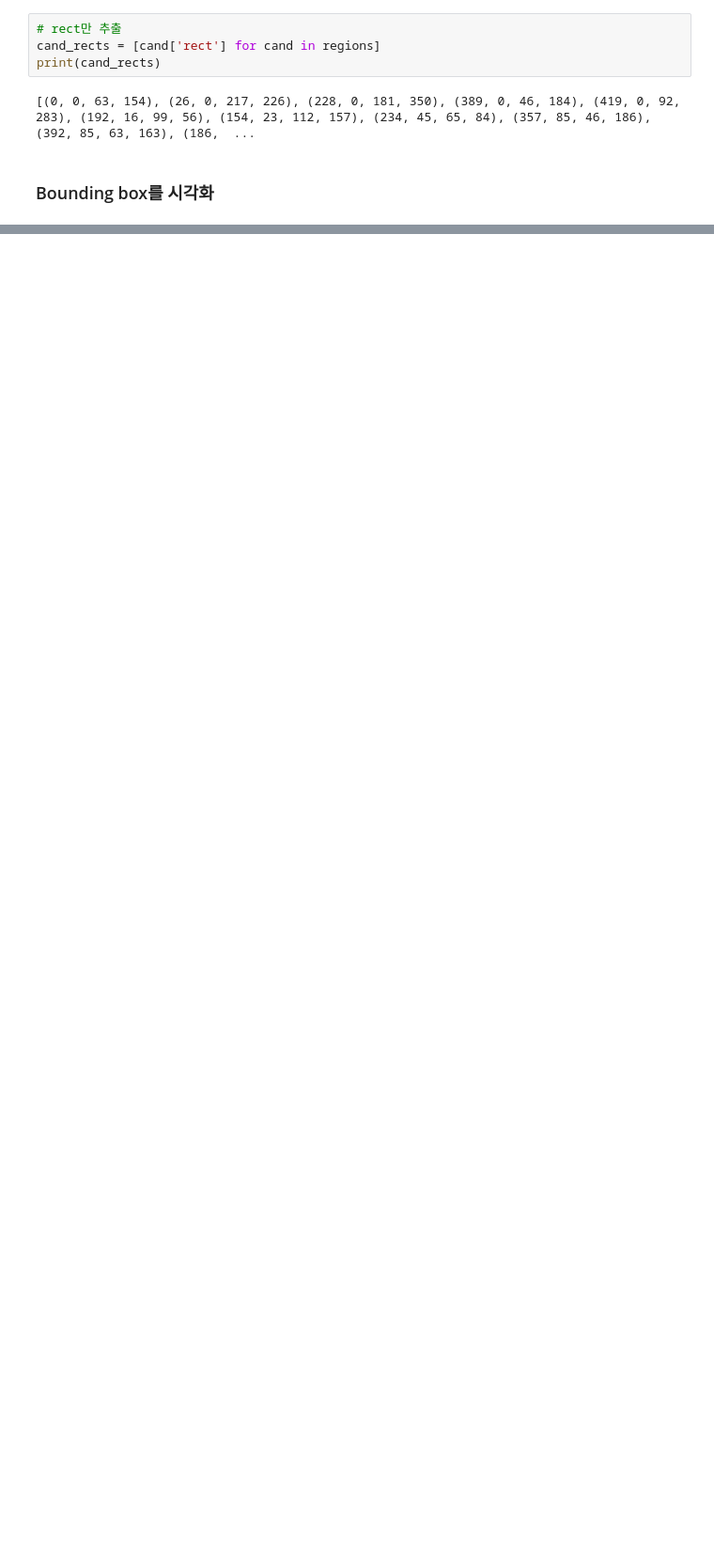
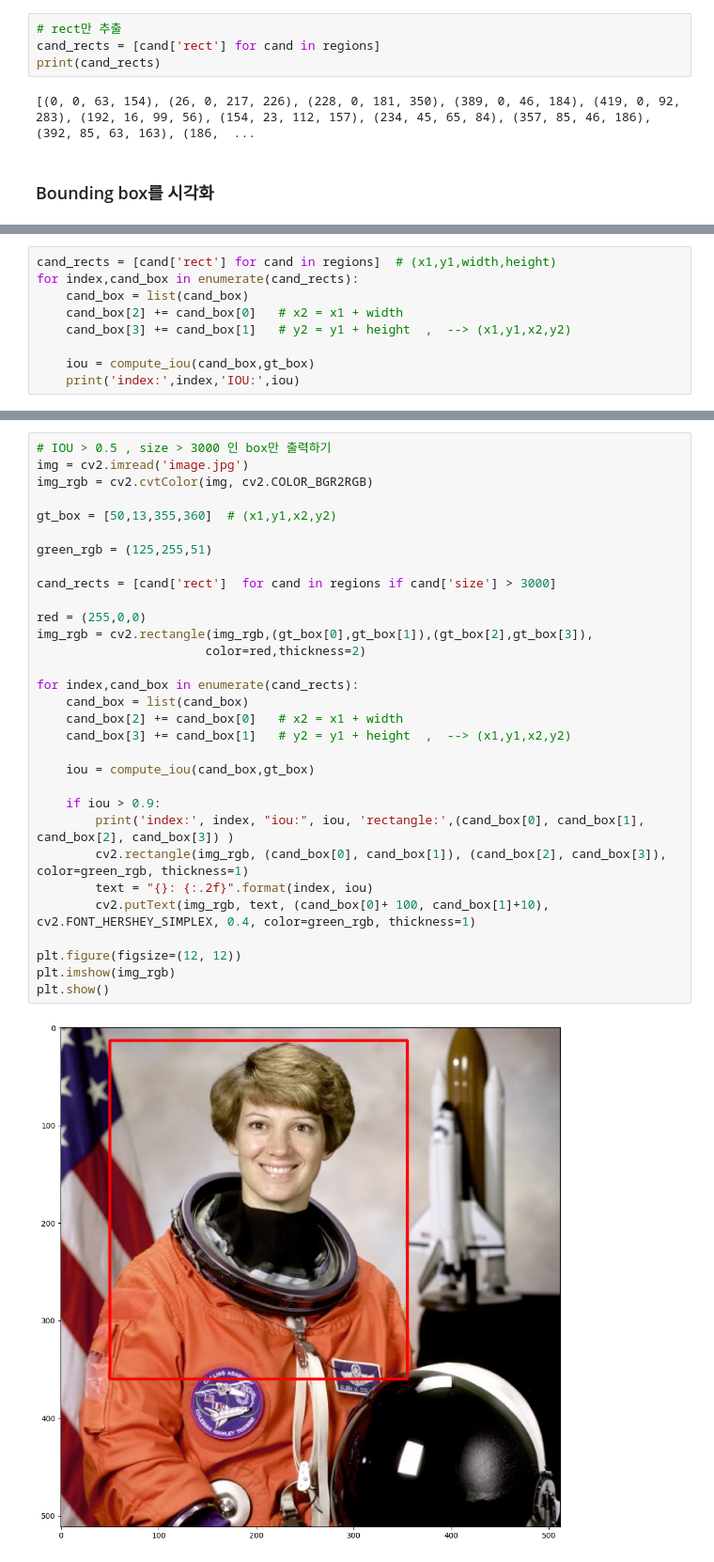
Before and after one commit to Kwonhchan/GCP_python, a Jupyter notebook: 18_Selective Search_IOU.ipynb, the cells around one changed output, grey strips where cells are left out. Shown at 94% size. Drawn from its saved outputs; the diff is of its cells as text; blank space fills up the shorter version.

```diff
--- a/18_Selective Search_IOU.ipynb
+++ b/18_Selective Search_IOU.ipynb
@@ -125,0 +194,9 @@ for rect in cand_rects:
+# %%
+cand_rects = [cand['rect'] for cand in regions]  # (x1,y1,width,height)
+for index,cand_box in enumerate(cand_rects):
+    cand_box = list(cand_box)
+    cand_box[2] += cand_box[0]   # x2 = x1 + width
+    cand_box[3] += cand_box[1]   # y2 = y1 + height  ,  --> (x1,y1,x2,y2)
+
+    iou = compute_iou(cand_box,gt_box)
+    print('index:',index,'IOU:',iou)
@@ -125,0 +243,33 @@ for rect in cand_rects:
+# %%
+# IOU > 0.5 , size > 3000 인 box만 출력하기
+img = cv2.imread('image.jpg')
+img_rgb = cv2.cvtColor(img, cv2.COLOR_BGR2RGB)
+
+gt_box = [50,13,355,360]  # (x1,y1,x2,y2)
+
+green_rgb = (125,255,51)
+
+cand_rects = [cand['rect']  for cand in regions if cand['size'] > 3000]
+
+red = (255,0,0)
+img_rgb = cv2.rectangle(img_rgb,(gt_box[0],gt_box[1]),(gt_box[2],gt_box[3]),
+                       color=red,thickness=2)
+
+for index,cand_box in enumerate(cand_rects):
+    cand_box = list(cand_box)
+    cand_box[2] += cand_box[0]   # x2 = x1 + width
+    cand_box[3] += cand_box[1]   # y2 = y1 + height  ,  --> (x1,y1,x2,y2)
+
+    iou = compute_iou(cand_box,gt_box)
+
+    if iou > 0.9:
+        print('index:', index, "iou:", iou, 'rectangle:',(cand_box[0], cand_box[1], cand_box[2], cand_box[3]) )
+        cv2.rectangle(img_rgb, (cand_box[0], cand_box[1]), (cand_box[2], cand_box[3]), color=green_rgb, thickness=1)
+        text = "{}: {:.2f}".format(index, iou)
+        cv2.putText(img_rgb, text, (cand_box[0]+ 100, cand_box[1]+10), cv2.FONT_HERSHEY_SIMPLEX, 0.4, color=green_rgb, thickness=1)
+
+plt.figure(figsize=(12, 12))
+plt.imshow(img_rgb)
+plt.show()
+# %% [output]
+[figure, added]
```
Also changed, not shown: parts of 14 cells of this notebook, 1 other file.
